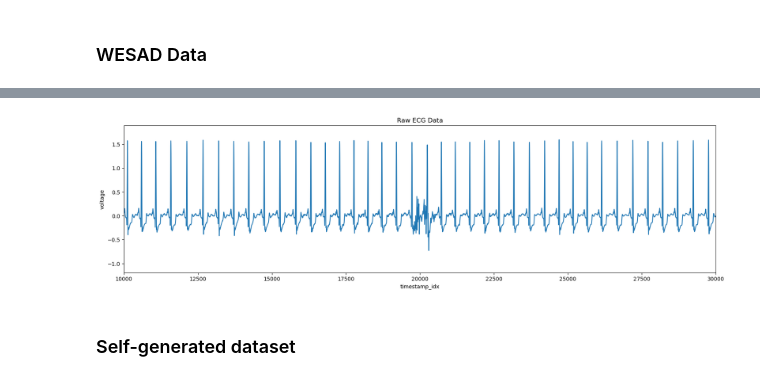
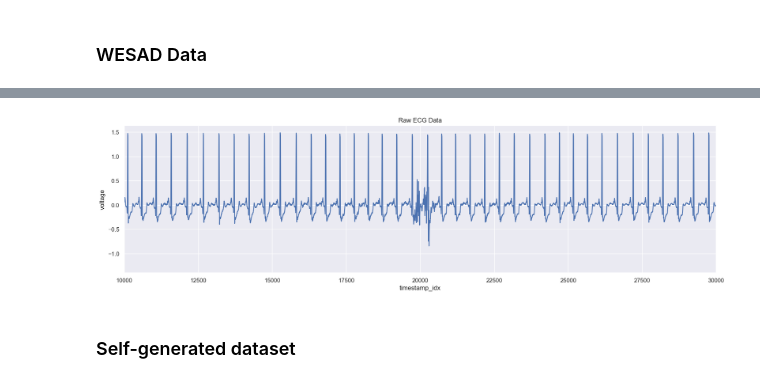
Before and after one commit to nina-prog/sem-biosignals-ecg-feature-processing-api, a Jupyter notebook: notebooks/Data_Analysis.ipynb, the cells around one changed output, grey strips where cells are left out. Drawn from its saved outputs; the diff is of its cells as text; code cells hidden in the pictures.

```diff
--- a/notebooks/Data_Analysis.ipynb
+++ b/notebooks/Data_Analysis.ipynb
@@ -17,5 +21,6 @@ import heartpy as hp
 # %%
 %matplotlib inline
+sns.set_theme()
 # %% [markdown]
 # Import Data
 
@@ -68,5 +73,5 @@ def combine_pickles_to_df(pattern, wesad_ecg=False):
 # %%
 %%time
 # load WESAD
-df = combine_pickles_to_df('../data/raw/S15.pkl', wesad_ecg=True)
+df_wesad = combine_pickles_to_df('../data/raw/S15.pkl', wesad_ecg=True)
 # %% [output]
@@ -91,14 +96,14 @@ df
 # %%
 # Plot filtered ECG data
 plt.figure(figsize=(20, 5))
-plt.plot("timestamp_idx", "ECG", data=df)
+plt.plot("timestamp_idx", "ECG", data=df_wesad)
 plt.title("Raw ECG Data")
 plt.xlabel("timestamp_idx")
 plt.ylabel("voltage")
 plt.xlim(10000, 30000)
 plt.show()
 # %% [output]
-[figure, old version]
+[figure, new version]
 # %% [markdown]
 ### Self-generated dataset
 # %% [markdown]
```
Also changed, not shown: parts of 23 cells of this notebook.
